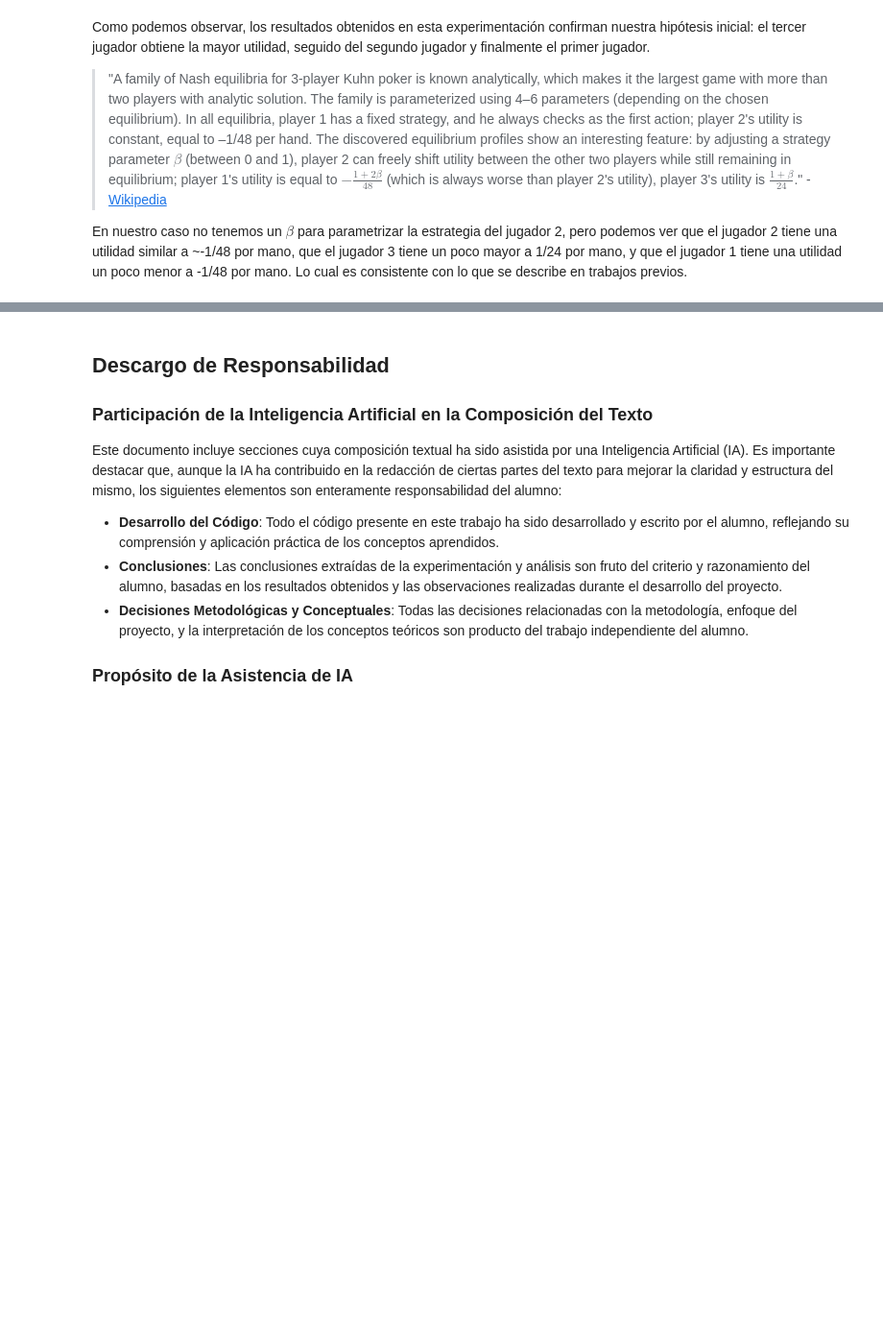
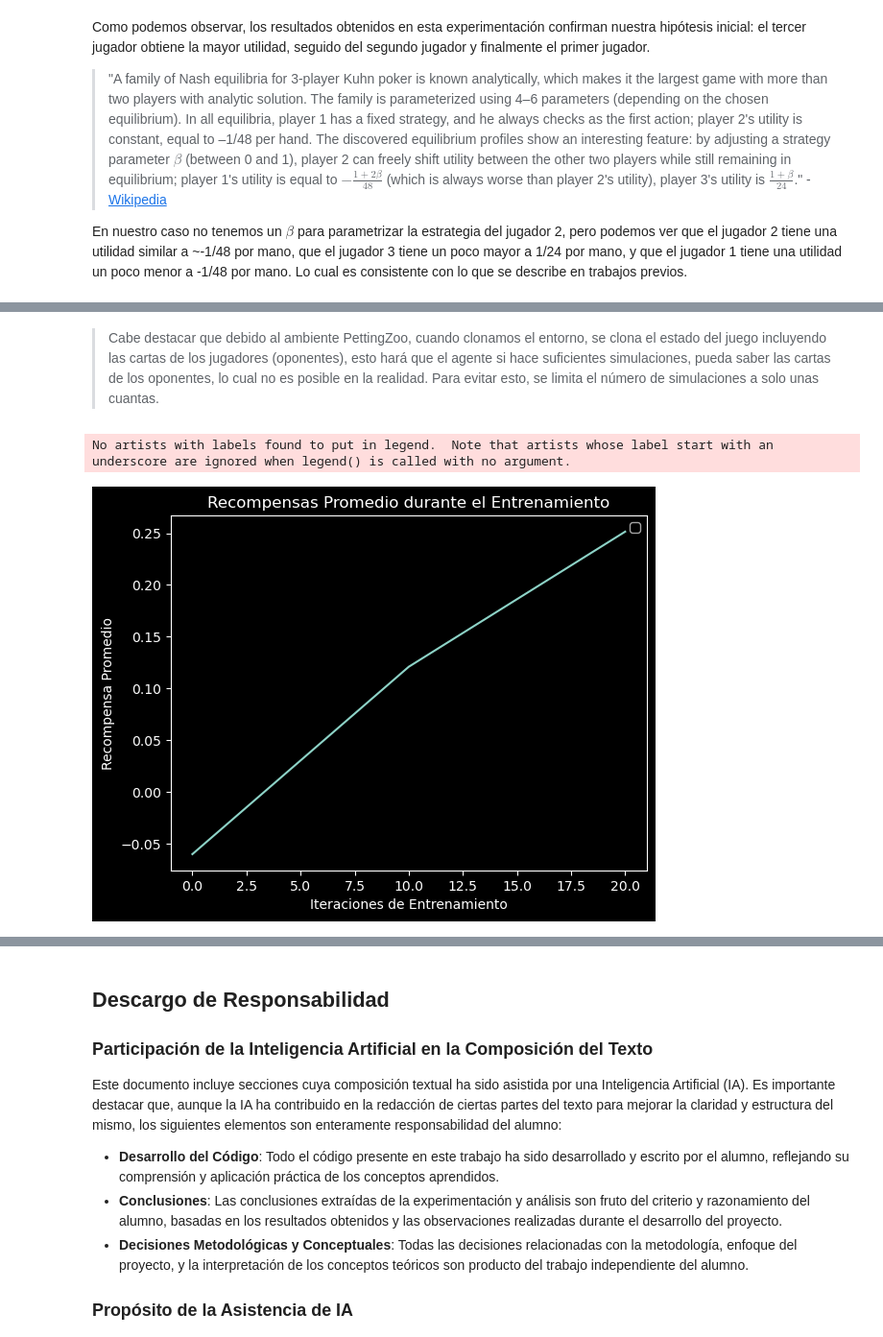
Before and after one commit to BRJoaquin/multi-agentes, a Jupyter notebook: Alternating Games/Obligatorio.ipynb, the cells around one changed output, grey strips where cells are left out. Shown at 96% size. Saved outputs shown, nothing was run; the diff lists cells and outputs as text; code cells hidden in the pictures; blank space fills up the shorter version.

```diff
--- a/Alternating Games/Obligatorio.ipynb
+++ b/Alternating Games/Obligatorio.ipynb
@@ -403,0 +450,2 @@ print_strategy(cfr_agent)
+# %% [markdown]
+> Cabe destacar que debido al ambiente PettingZoo, cuando clonamos el entorno, se clona el estado del juego incluyendo las cartas de los jugadores (oponentes), esto hará que el agente si hace suficientes simulaciones, pueda saber las cartas de los oponentes, lo cual no es posible en la realidad. Para evitar esto, se limita el número de simulaciones a solo unas cuantas.
@@ -403,0 +464,18 @@ print_strategy(cfr_agent)
+# %%
+iter = []
+avg_rewards = []
+
+# creamos una funcion para loguear el entrenamiento y su evolucion
+def log_training(agent, iteration):
+    _, mean_reward = run(leduc, agents, 5000)
+    avg_rewards.append(mean_reward)
+    iter.append(iteration)
+    print('Iteration:', iteration, 'Average reward:', mean_reward)
+
+# entrenamos y cada 10 iteraciones evaluamos el agente
+cfr_agent_with_mcts.train(2000, log_training, 50)
+# %%
+plot_rewards(avg_rewards, iter)
+# %% [output]
+No artists with labels found to put in legend.  Note that artists whose label start with an underscore are ignored when legend() is called with no argument.
+[figure, added]
```
Also changed, not shown: parts of 29 cells of this notebook, 4 other files.
